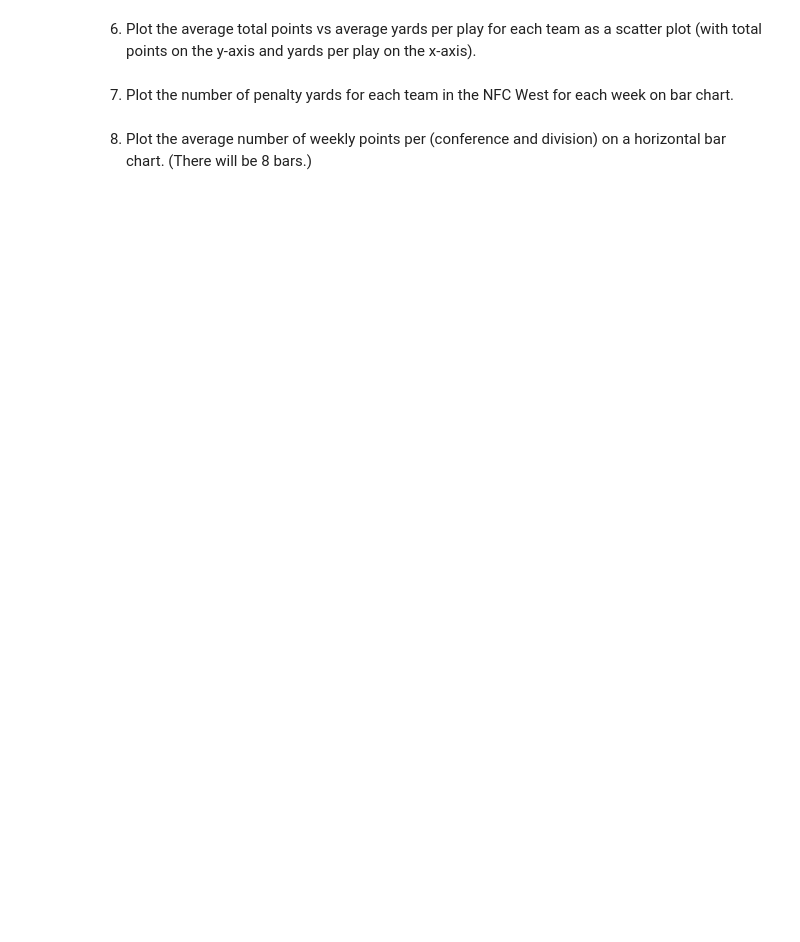
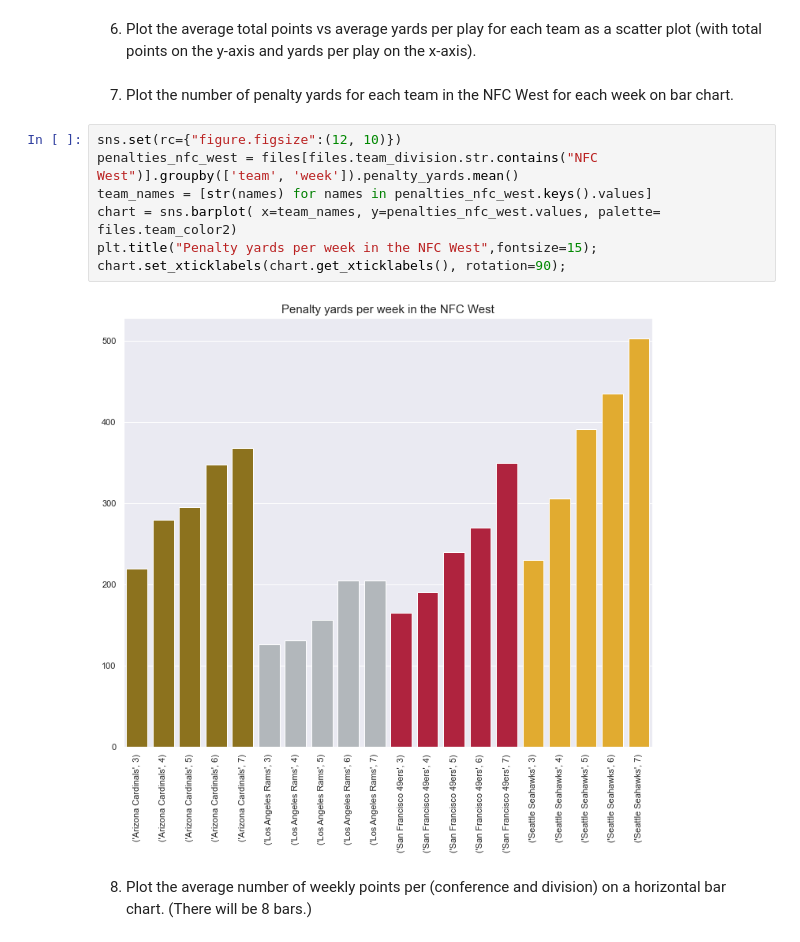
Before and after one commit to SheltonBlackwell/CIS277-FA22-Lab6, a Jupyter notebook: Lab6.ipynb, the cells around one changed output. Cells and saved outputs as stored; diff of their text form; blank space fills up the shorter version.

```diff
--- a/Lab6.ipynb
+++ b/Lab6.ipynb
@@ -55,5 +85,14 @@ plt.title("Average points scored",fontsize=15);
 6. Plot the average total points vs average yards per play for each team as a scatter plot (with total points on the y-axis and yards per play on the x-axis).
 # %% [markdown]
 7. Plot the number of penalty yards for each team in the NFC West for each week on bar chart.
+# %%
+sns.set(rc={"figure.figsize":(12, 10)})
+penalties_nfc_west = files[files.team_division.str.contains("NFC West")].groupby(['team', 'week']).penalty_yards.mean()
+team_names = [str(names) for names in penalties_nfc_west.keys().values]
+chart = sns.barplot( x=team_names, y=penalties_nfc_west.values, palette= files.team_color2)
+plt.title("Penalty yards per week in the NFC West",fontsize=15);
+chart.set_xticklabels(chart.get_xticklabels(), rotation=90);
+# %% [output]
+[figure, added]
 # %% [markdown]
 8. Plot the average number of weekly points per (conference and division) on a horizontal bar chart. (There will be 8 bars.)
```
Also changed, not shown: parts of 5 cells of this notebook, 1 other file.
